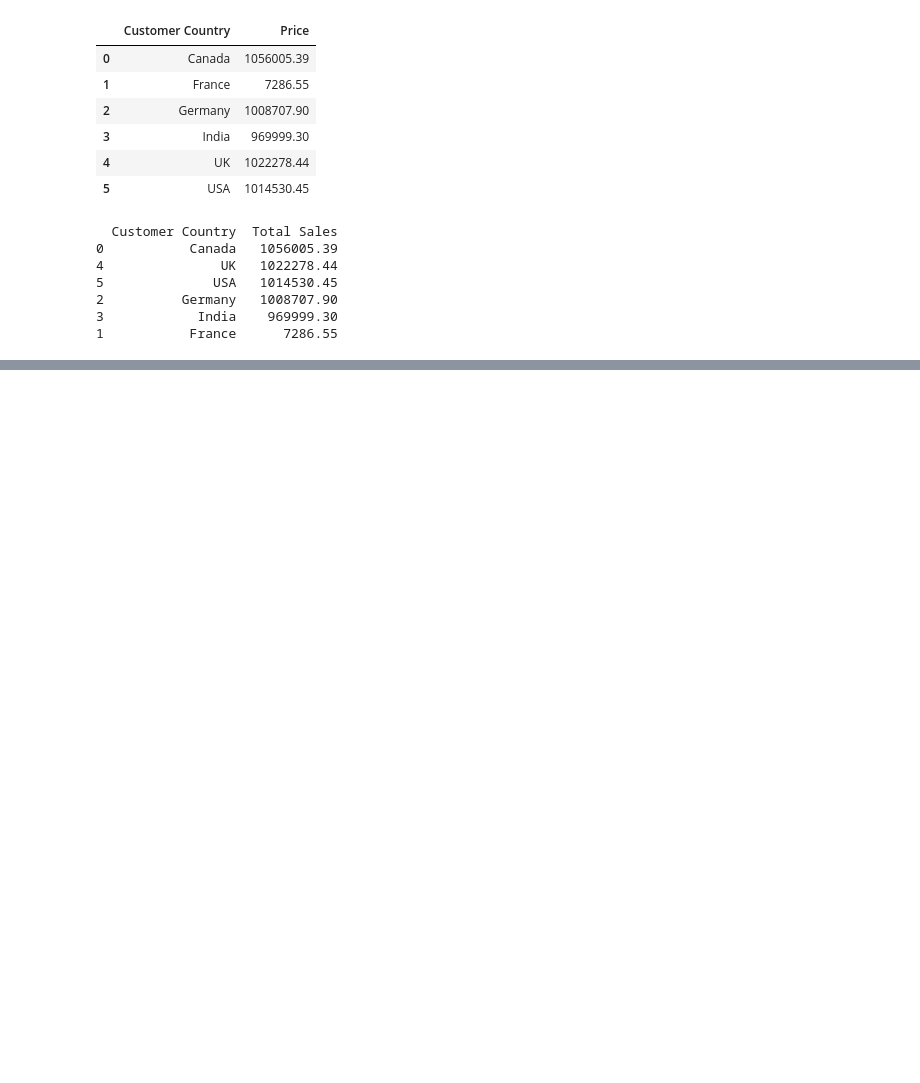
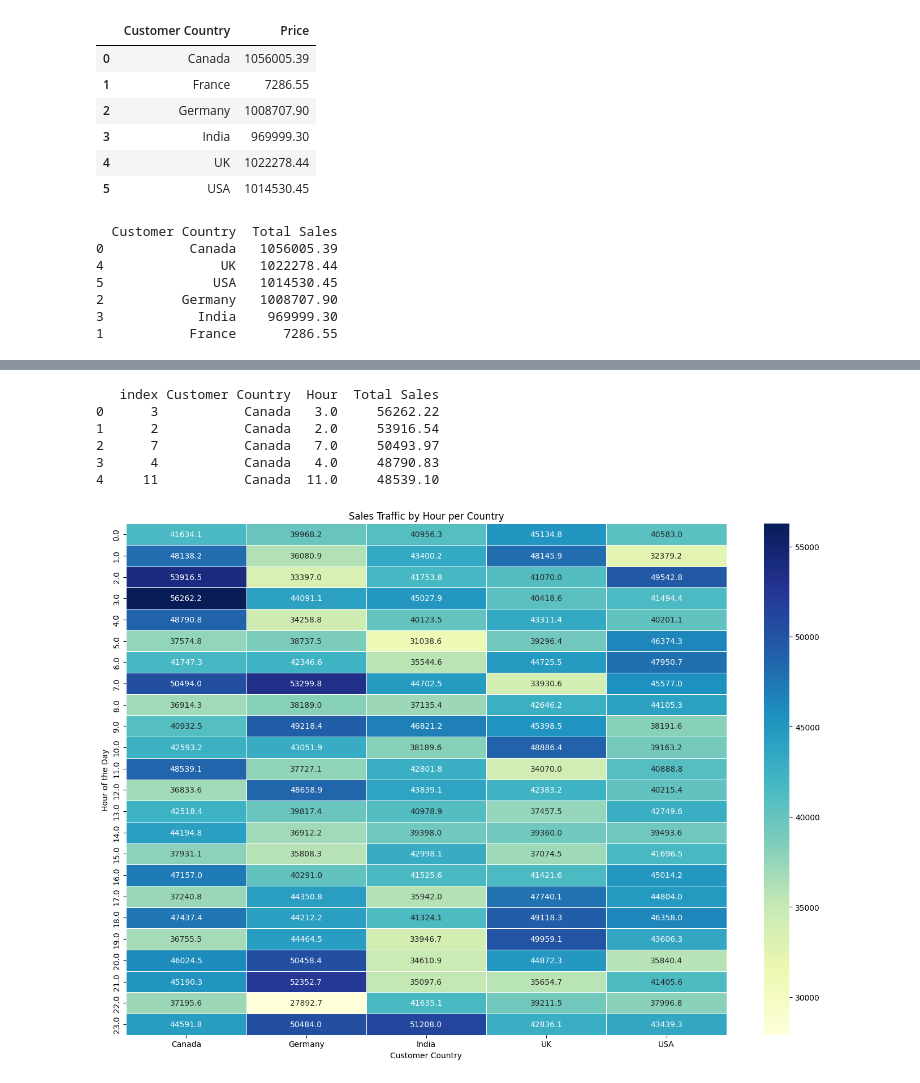
Before and after one commit to Manoj797/Revature_p1, a Jupyter notebook: dataanalysis.ipynb, the cells around one changed output, grey strips where cells are left out. Drawn from its saved outputs; the diff is of its cells as text; code cells hidden in the pictures; blank space fills up the shorter version.

```diff
--- a/dataanalysis.ipynb
+++ b/dataanalysis.ipynb
@@ -533,0 +555,15 @@ print(country_sales_sorted )
+# %%
+'''
+4 .What times have the highest traffic of sales? Per Country?
+'''
+
+# Extract hour from the 'Date and time when order was placed'
+appended_df['Hour'] = appended_df['Date and time when order was placed'].dt.hour
+
+# Group by 'Customer Country' and 'Hour', and sum the 'Price'
+hourly_sales = appended_df.groupby(['Customer Country', 'Hour'])['Price'].sum().reset_index()
+
+# Rename columns for clarity
+hourly_sales.columns = ['Customer Country', 'Hour', 'Total Sales']
+
+hourly_sales.head()
@@ -533,0 +577,30 @@ print(country_sales_sorted )
+# %%
+# Sort by 'Customer Country', 'Hour', and 'Total Sales' in descending order
+hourly_sales_sorted = hourly_sales.sort_values(by=['Customer Country', 'Total Sales'], ascending=[True, False]).reset_index()
+
+# Display the sorted DataFrame
+print(hourly_sales_sorted.head())
+# %% [output]
+   index Customer Country  Hour  Total Sales
+0      3           Canada   3.0     56262.22
+1      2           Canada   2.0     53916.54
+2      7           Canada   7.0     50493.97
+3      4           Canada   4.0     48790.83
+4     11           Canada  11.0     48539.10
+# %%
+import matplotlib.pyplot as plt
+import seaborn as sns
+
+# Pivot the data for the heatmap
+heatmap_data = hourly_sales.pivot_table(index='Hour', columns='Customer Country', values='Total Sales')
+
+# Create a heatmap of sales traffic by hour per country
+plt.figure(figsize=(14, 10))
+sns.heatmap(heatmap_data, cmap='YlGnBu', annot=True, fmt='.1f', linewidths=.5)
+plt.title('Sales Traffic by Hour per Country')
+plt.xlabel('Customer Country')
+plt.ylabel('Hour of the Day')
+plt.tight_layout()
+plt.show()
+# %% [output]
+[figure, added]
```
Also changed, not shown: parts of 2 cells of this notebook.
